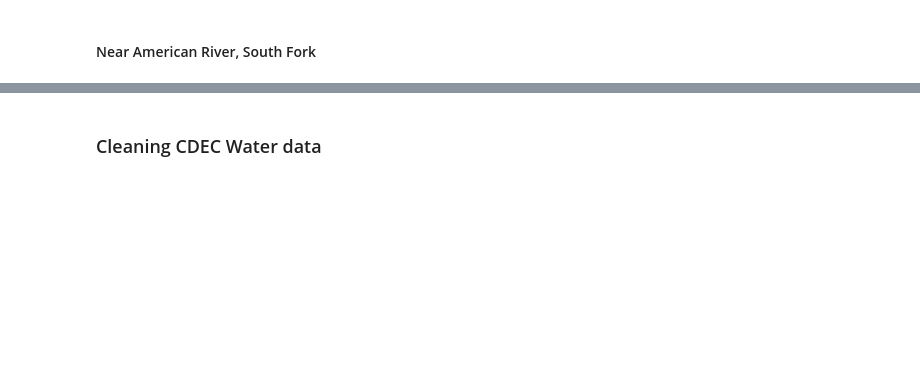
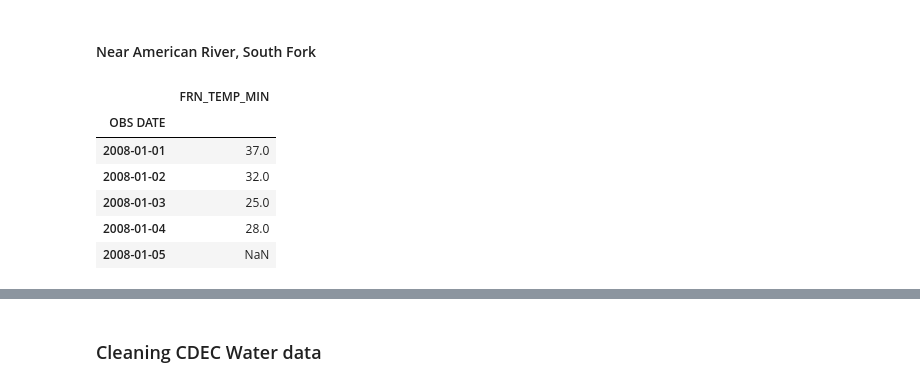
Before and after one commit to lauren-alexandra/basin-inflow-dnn, a Jupyter notebook: weather-informed-reservoir-operation.ipynb, the cells around one changed output, grey strips where cells are left out. Cells and saved outputs as stored; diff of their text form; code cells hidden in the pictures; blank space fills up the shorter version.

```diff
--- a/weather-informed-reservoir-operation.ipynb
+++ b/weather-informed-reservoir-operation.ipynb
@@ -470,35 +494,52 @@ SGP_TEMP_MIN_DF['OBS DATE'] = pd.to_datetime(SGP_TEMP_MIN['OBS DATE']).dt.date
 ### Forni Ridge (FRN) ###
 
 # PRECIPITATION, ACCUMULATED, INCHES (daily)
-FRN_PRECIP_ACC_DF = pd.read_excel(f'{PROJECT_PATH}/CDEC_Water_Data/FRN/FRN_2.xlsx')
+FRN_PRECIP_ACC_DATA = pd.read_excel(f'{PROJECT_PATH}/CDEC_Water_Data/FRN/FRN_2.xlsx')
+FRN_PRECIP_ACC_DF = prepare_station_df(FRN_PRECIP_ACC_DATA)
 
 # PRECIPITATION, INCREMENTAL, INCHES (daily)
-FRN_PRECIP_INCR_DF = pd.read_excel(f'{PROJECT_PATH}/CDEC_Water_Data/FRN/FRN_45.xlsx')
+FRN_PRECIP_INCR_DATA = pd.read_excel(f'{PROJECT_PATH}/CDEC_Water_Data/FRN/FRN_45.xlsx')
+FRN_PRECIP_INCR_DF = prepare_station_df(FRN_PRECIP_INCR_DATA)
 
 # SNOW DEPTH, INCHES (daily)
-FRN_SNOW_DEPTH_DF = pd.read_excel(f'{PROJECT_PATH}/CDEC_Water_Data/FRN/FRN_18.xlsx')
+FRN_SNOW_DEPTH_DATA = pd.read_excel(f'{PROJECT_PATH}/CDEC_Water_Data/FRN/FRN_18.xlsx')
+FRN_SNOW_DEPTH_DF = prepare_station_df(FRN_SNOW_DEPTH_DATA)
 
 # SNOW, WATER CONTENT, INCHES (daily)
-FRN_SNOW_WATER_CONTENT_DF = pd.read_excel(f'{PROJECT_PATH}/CDEC_Water_Data/FRN/FRN_3.xlsx')
+FRN_SNOW_WATER_CONTENT_DATA = pd.read_excel(f'{PROJECT_PATH}/CDEC_Water_Data/FRN/FRN_3.xlsx')
+FRN_SNOW_WATER_CONTENT_DF = prepare_station_df(FRN_SNOW_WATER_CONTENT_DATA)
 
 # TEMPERATURE, AIR AVERAGE, DEG F (daily)
-FRN_TEMP_AVG_DF = pd.read_excel(f'{PROJECT_PATH}/CDEC_Water_Data/FRN/FRN_30.xlsx')
+FRN_TEMP_AVG_DATA = pd.read_excel(f'{PROJECT_PATH}/CDEC_Water_Data/FRN/FRN_30.xlsx')
+FRN_TEMP_AVG_DF = prepare_station_df(FRN_TEMP_AVG_DATA)
 
 # TEMPERATURE, AIR MAXIMUM, DEG F (daily)
-FRN_TEMP_MAX_DF = pd.read_excel(f'{PROJECT_PATH}/CDEC_Water_Data/FRN/FRN_31.xlsx')
+FRN_TEMP_MAX_DATA = pd.read_excel(f'{PROJECT_PATH}/CDEC_Water_Data/FRN/FRN_31.xlsx')
+FRN_TEMP_MAX_DF = prepare_station_df(FRN_TEMP_MAX_DATA)
 
 # TEMPERATURE, AIR MINIMUM, DEG F (daily)
-FRN_TEMP_MIN_DF = pd.read_excel(f'{PROJECT_PATH}/CDEC_Water_Data/FRN/FRN_32.xlsx')
+FRN_TEMP_MIN_DATA = pd.read_excel(f'{PROJECT_PATH}/CDEC_Water_Data/FRN/FRN_32.xlsx')
+FRN_TEMP_MIN_DF = prepare_station_df(FRN_TEMP_MIN_DATA)
-# %%
-# Convert observed dates to shared datetime format
-
-FRN_PRECIP_ACC_DF['OBS DATE'] = pd.to_datetime(FRN_PRECIP_ACC['OBS DATE']).dt.date
-FRN_PRECIP_INCR_DF['OBS DATE'] = pd.to_datetime(FRN_PRECIP_INCR['OBS DATE']).dt.date
-FRN_SNOW_DEPTH_DF['OBS DATE'] = pd.to_datetime(FRN_SNOW_DEPTH['OBS DATE']).dt.date
-FRN_SNOW_WATER_CONTENT_DF['OBS DATE'] = pd.to_datetime(FRN_SNOW_WATER_CONTENT['OBS DATE']).dt.date
-FRN_TEMP_AVG_DF['OBS DATE'] = pd.to_datetime(FRN_TEMP_AVG['OBS DATE']).dt.date
-FRN_TEMP_MAX_DF['OBS DATE'] = pd.to_datetime(FRN_TEMP_MAX['OBS DATE']).dt.date
-FRN_TEMP_MIN_DF['OBS DATE'] = pd.to_datetime(FRN_TEMP_MIN['OBS DATE']).dt.date
+# %%
+# Reset value name for df merge
+
+FRN_PRECIP_ACC_DF.rename(columns={"VALUE": "FRN_PRECIP_ACC"}, inplace=True)
+FRN_PRECIP_INCR_DF.rename(columns={"VALUE": "FRN_PRECIP_INCR"}, inplace=True)
+FRN_SNOW_DEPTH_DF.rename(columns={"VALUE": "FRN_SNOW_DEPTH"}, inplace=True)
+FRN_SNOW_WATER_CONTENT_DF.rename(columns={"VALUE": "FRN_SNOW_WATER_CONTENT"}, inplace=True)
+FRN_TEMP_AVG_DF.rename(columns={"VALUE": "FRN_TEMP_AVG"}, inplace=True)
+FRN_TEMP_MAX_DF.rename(columns={"VALUE": "FRN_TEMP_MAX"}, inplace=True)
+FRN_TEMP_MIN_DF.rename(columns={"VALUE": "FRN_TEMP_MIN"}, inplace=True)
+# %%
+FRN_TEMP_MIN_DF.head()
+# %% [output]
+|  | FRN_TEMP_MIN |
+| OBS DATE |  |
+| 2008-01-01 | 37.0 |
+| 2008-01-02 | 32.0 |
+| 2008-01-03 | 25.0 |
+| 2008-01-04 | 28.0 |
+| 2008-01-05 | NaN |
 # %%
 ### Pacific House (PFH) ###
 
```
Also changed, not shown: parts of 21 cells of this notebook.
